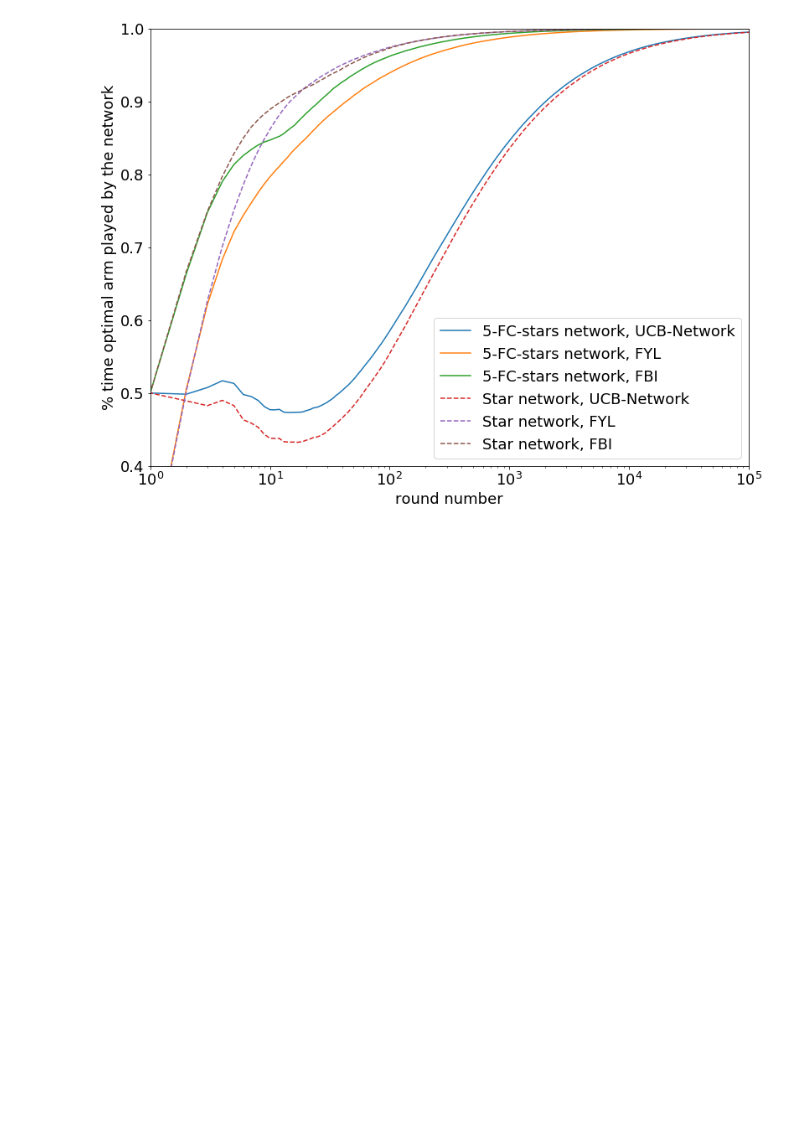
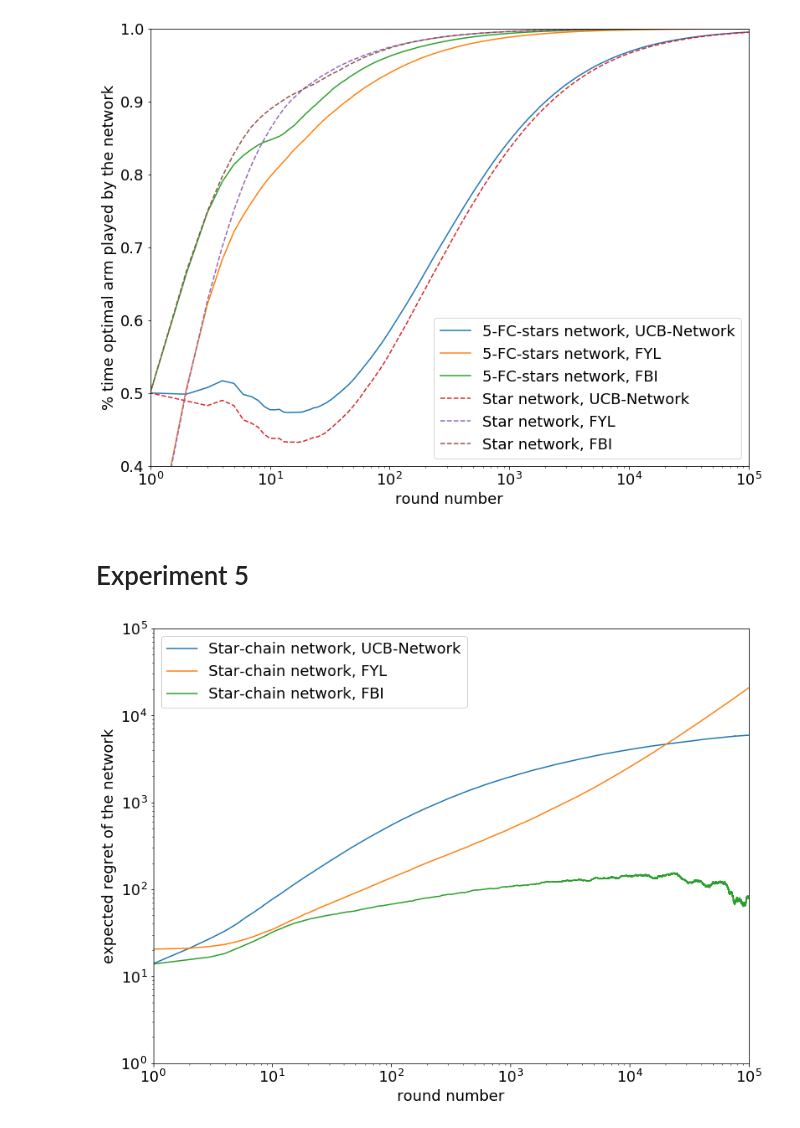
Before and after one commit to LouisTrezzini/mlgraphs-bandits-network, a Jupyter notebook: VisualizeRegret.ipynb, the cells around one changed output. Cells and saved outputs as stored; diff of their text form; code cells hidden in the pictures; blank space fills up the shorter version.

Commit message:
Star-chain XP

```diff
--- a/VisualizeRegret.ipynb
+++ b/VisualizeRegret.ipynb
@@ -192,3 +192,24 @@ plt.legend()
 plt.show()
 # %% [output]
 [figure]
+# %% [markdown]
+# Experiment 5
+# %%
+FYL = pd.read_csv("experiment-5/FYL.txt", sep = " ")
+FBI = pd.read_csv("experiment-5/FBI.txt", sep = " ")
+UCB = pd.read_csv("experiment-5/UCB.txt", sep = " ")
+# %%
+plot_regret(UCB, "Star-chain network, UCB-Network")
+plot_regret(FYL, "Star-chain network, FYL")
+plot_regret(FBI, "Star-chain network, FBI")
+
+plt.xlabel("round number")
+plt.ylabel("expected regret of the network")
+plt.yscale("log")
+plt.xlim((1, 100000))
+plt.ylim((1, 100000))
+plt.legend()
+
+plt.show()
+# %% [output]
+[figure, added]
```
Also changed, not shown: parts of 1 cell of this notebook, 10 other files.
